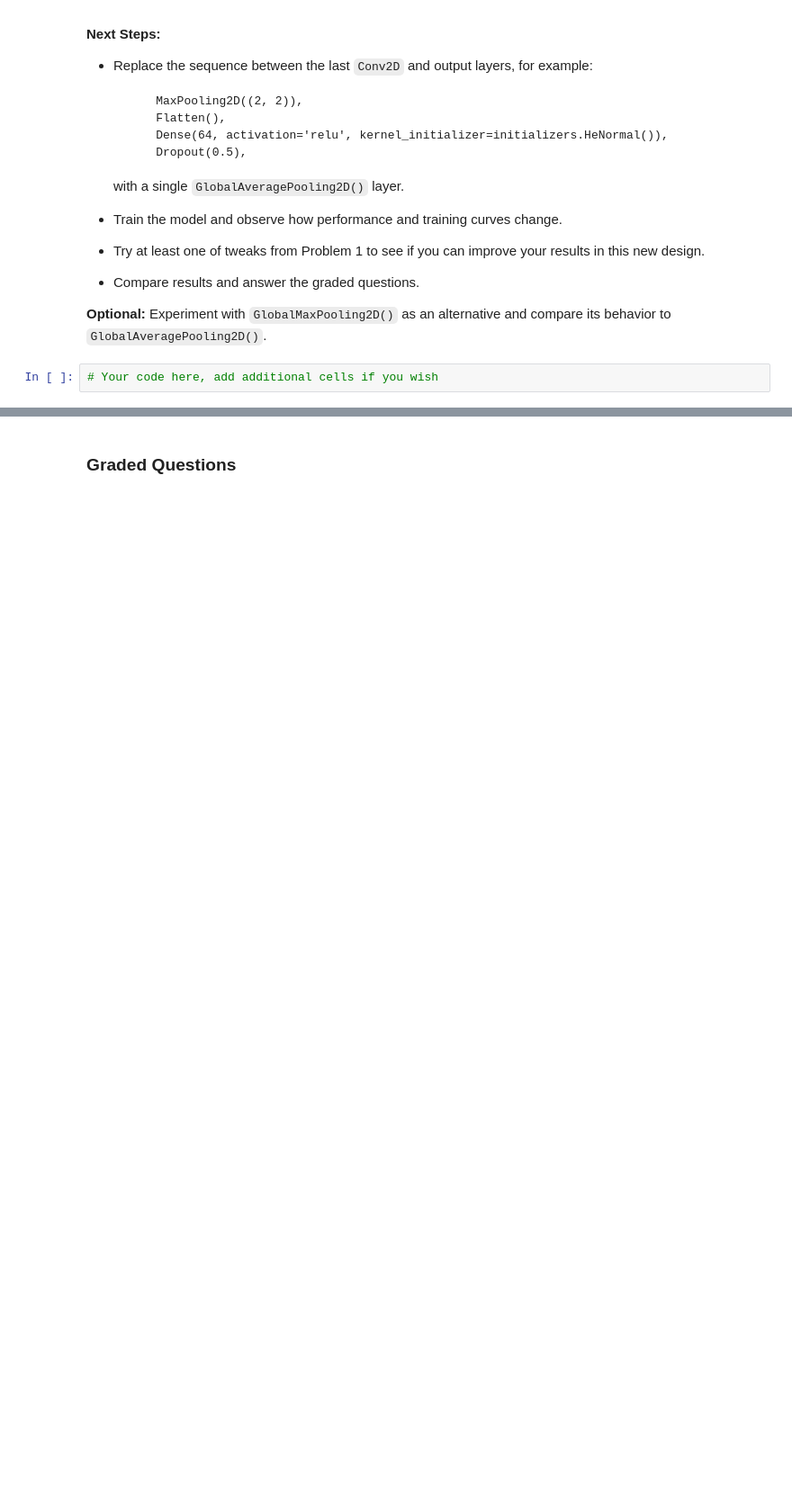
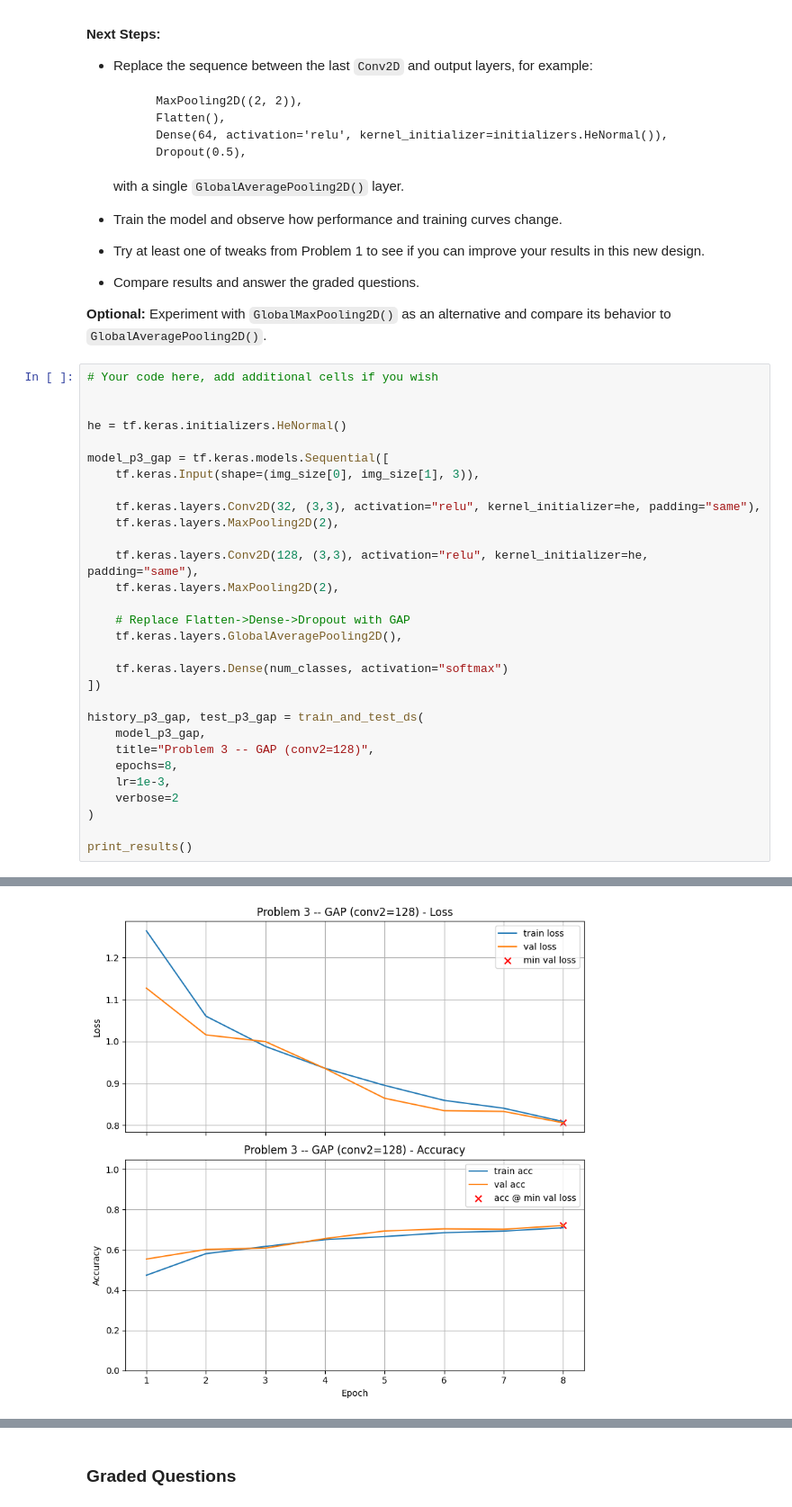
Before and after one commit to auwineza/Mod7-Week4-Project, a Jupyter notebook: OMDS-Mod7-Week4-Uwineza-Annick.ipynb, the cells around one changed output, grey strips where cells are left out. Shown at 90% size. Saved outputs shown, nothing was run; the diff lists cells and outputs as text; blank space fills up the shorter version.

Commit message:
Problem 3 done

```diff
--- a/OMDS-Mod7-Week4-Uwineza-Annick.ipynb
+++ b/OMDS-Mod7-Week4-Uwineza-Annick.ipynb
@@ -1177,3 +1177,32 @@ Modify your best model from Problems 1 & 2 to use a `GlobalAveragePooling2D()` l
 Experiment with `GlobalMaxPooling2D()` as an alternative and compare its behavior to `GlobalAveragePooling2D()`.
 # %%
 # Your code here, add additional cells if you wish
+
+
+he = tf.keras.initializers.HeNormal()
+
+model_p3_gap = tf.keras.models.Sequential([
+    tf.keras.Input(shape=(img_size[0], img_size[1], 3)),
+
+    tf.keras.layers.Conv2D(32, (3,3), activation="relu", kernel_initializer=he, padding="same"),
+    tf.keras.layers.MaxPooling2D(2),
+
+    tf.keras.layers.Conv2D(128, (3,3), activation="relu", kernel_initializer=he, padding="same"),
+    tf.keras.layers.MaxPooling2D(2),
+
+    # Replace Flatten->Dense->Dropout with GAP
+    tf.keras.layers.GlobalAveragePooling2D(),
+
+    tf.keras.layers.Dense(num_classes, activation="softmax")
+])
+
+history_p3_gap, test_p3_gap = train_and_test_ds(
+    model_p3_gap,
+    title="Problem 3 -- GAP (conv2=128)",
+    epochs=8,
+    lr=1e-3,
+    verbose=2
+)
+
+print_results()
+# %% [output]
@@ -1179,0 +1225 @@ Experiment with `GlobalMaxPooling2D()` as an alternative and compare its behavio
+[figure, added]
```
Also changed, not shown: parts of 6 cells of this notebook.
